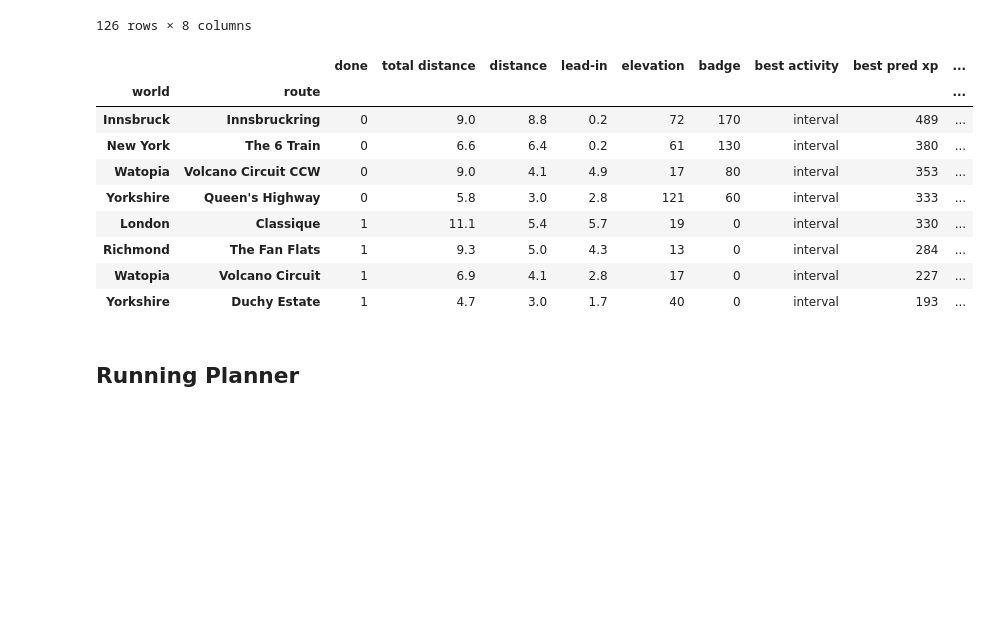
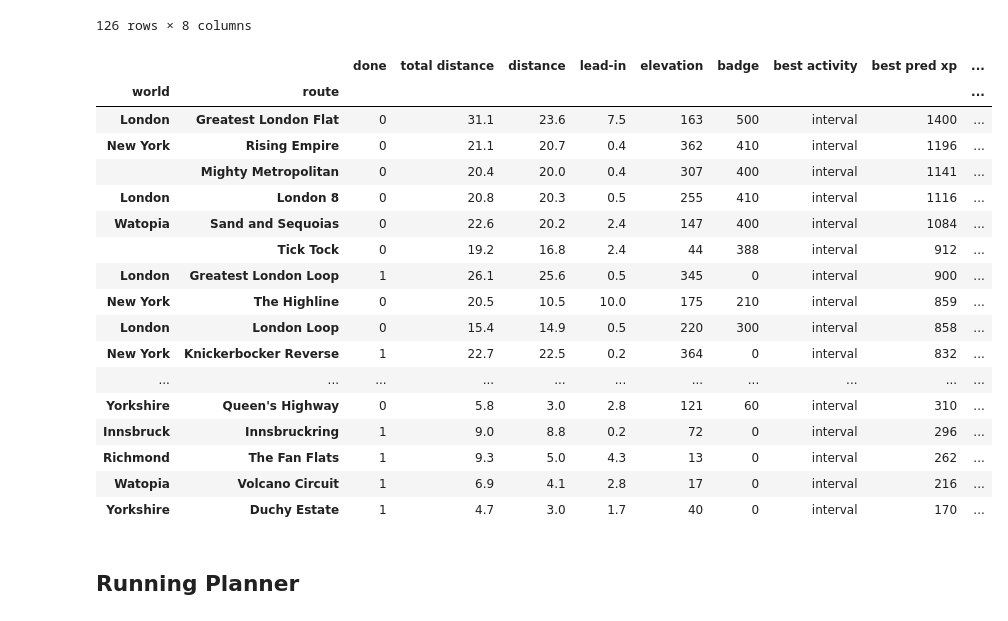
Before and after one commit to bennylp/zwift-training, a Jupyter notebook: zwift-planner.ipynb, the cells around one changed output. Cells and saved outputs as stored; diff of their text form; code cells hidden in the pictures; blank space fills up the shorter version.

```diff
--- a/zwift-planner.ipynb
+++ b/zwift-planner.ipynb
@@ -108,7 +108,7 @@ plot_progress('W-SUN')
 ## Duration Predictor
 # %%
 df = rides
-df = df[ df['dtime'] >= '2020-05-30' ]
+df = df[ df['dtime'] > '2020-06-01' ]
 print(f'Using {len(df)} rides')
 X = df[['distance', 'elevation', 'avg watt/kg']]
 y = df['minutes']
@@ -236,43 +236,52 @@ def calc_avg_watt(ftp, tss, duration):
 
 def calc_tss(ftp, avg_watt, duration):
     #np = avg_watt
     #IF = np / ftp
     #tss = (pd.Timedelta(duration).total_seconds()  * np * IF) / (ftp * 3600) * 100
     tss = pd.Timedelta(duration).total_seconds() / 3600 * (avg_watt ** 2) / (ftp ** 2) * 100
     return tss
 
 def best_route_by_tss(ftp, weight, tss, duration, kind=None, done=None):
     duration = pd.Timedelta(duration)
     avg_watt = calc_avg_watt(ftp, tss, duration)
     return best_route(avg_watt/weight, weight, duration+pd.Timedelta(minutes=10),
                       min_duration=duration-pd.Timedelta(minutes=10),
                       kind=kind, done=done)
 
 # Monday: Step-down interval
 #best_route_by_tss(160, 83, 62, '0:50:00', kind='workout')
 
 # Tuesday: Low-cadence interval
 #best_route_by_tss(160, 83, 53, '0:50:00', kind='workout')
 
 # Thursday: The long ride
 #best_route_by_tss(160, 83, 42, '0:50:00', kind='interval')
 
 # MAF Rest day
+#best_route(84/83, 83, '0:35:00')
 #best_route_by_tss(160, 83, 16, '0:25:00')
 
-# MAF M60
-best_route(90/83, 83, '0:30:00')
+# MAF M8070
+best_route(111/83, 83, '1:20:00')
 # %% [output]
 |  |  | done | total distance | distance | lead-in | elevation | badge | best activity | best pred xp | ... |
 | world | route |  |  |  |  |  |  |  |  | ... |
-| Innsbruck | Innsbruckring | 0 | 9.0 | 8.8 | 0.2 | 72 | 170 | interval | 489 | ... |
-| New York | The 6 Train | 0 | 6.6 | 6.4 | 0.2 | 61 | 130 | interval | 380 | ... |
-| Watopia | Volcano Circuit CCW | 0 | 9.0 | 4.1 | 4.9 | 17 | 80 | interval | 353 | ... |
-| Yorkshire | Queen's Highway | 0 | 5.8 | 3.0 | 2.8 | 121 | 60 | interval | 333 | ... |
-| London | Classique | 1 | 11.1 | 5.4 | 5.7 | 19 | 0 | interval | 330 | ... |
-| Richmond | The Fan Flats | 1 | 9.3 | 5.0 | 4.3 | 13 | 0 | interval | 284 | ... |
-| Watopia | Volcano Circuit | 1 | 6.9 | 4.1 | 2.8 | 17 | 0 | interval | 227 | ... |
-| Yorkshire | Duchy Estate | 1 | 4.7 | 3.0 | 1.7 | 40 | 0 | interval | 193 | ... |
+| London | Greatest London Flat | 0 | 31.1 | 23.6 | 7.5 | 163 | 500 | interval | 1400 | ... |
+| New York | Rising Empire | 0 | 21.1 | 20.7 | 0.4 | 362 | 410 | interval | 1196 | ... |
+|  | Mighty Metropolitan | 0 | 20.4 | 20.0 | 0.4 | 307 | 400 | interval | 1141 | ... |
+| London | London 8 | 0 | 20.8 | 20.3 | 0.5 | 255 | 410 | interval | 1116 | ... |
+| Watopia | Sand and Sequoias | 0 | 22.6 | 20.2 | 2.4 | 147 | 400 | interval | 1084 | ... |
+|  | Tick Tock | 0 | 19.2 | 16.8 | 2.4 | 44 | 388 | interval | 912 | ... |
+| London | Greatest London Loop | 1 | 26.1 | 25.6 | 0.5 | 345 | 0 | interval | 900 | ... |
+| New York | The Highline | 0 | 20.5 | 10.5 | 10.0 | 175 | 210 | interval | 859 | ... |
+| London | London Loop | 0 | 15.4 | 14.9 | 0.5 | 220 | 300 | interval | 858 | ... |
+| New York | Knickerbocker Reverse | 1 | 22.7 | 22.5 | 0.2 | 364 | 0 | interval | 832 | ... |
+| ... | ... | ... | ... | ... | ... | ... | ... | ... | ... | ... |
+| Yorkshire | Queen's Highway | 0 | 5.8 | 3.0 | 2.8 | 121 | 60 | interval | 310 | ... |
+| Innsbruck | Innsbruckring | 1 | 9.0 | 8.8 | 0.2 | 72 | 0 | interval | 296 | ... |
+| Richmond | The Fan Flats | 1 | 9.3 | 5.0 | 4.3 | 13 | 0 | interval | 262 | ... |
+| Watopia | Volcano Circuit | 1 | 6.9 | 4.1 | 2.8 | 17 | 0 | interval | 216 | ... |
+| Yorkshire | Duchy Estate | 1 | 4.7 | 3.0 | 1.7 | 40 | 0 | interval | 170 | ... |
 # %% [markdown]
 ## Running Planner
 # %%
```
Also changed, not shown: parts of 3 cells of this notebook, 4 other files.
